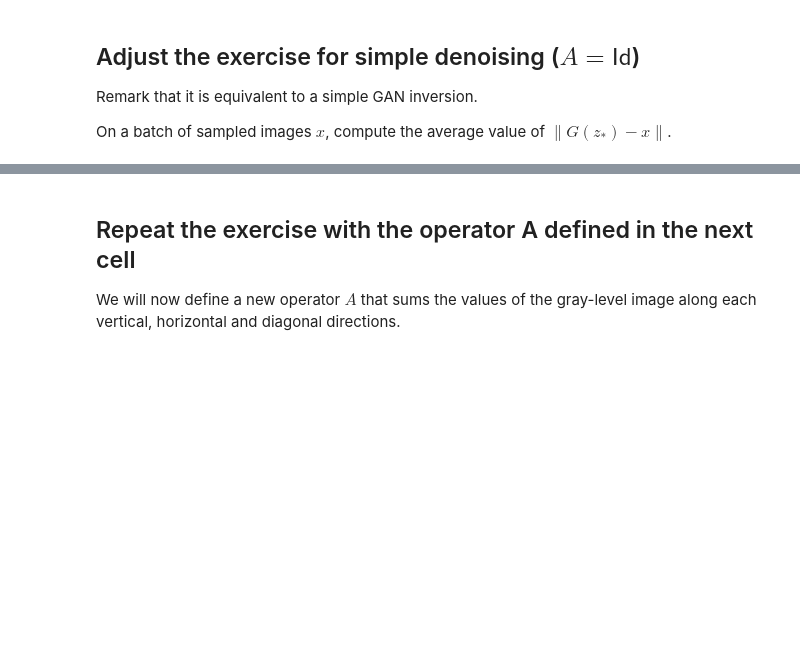
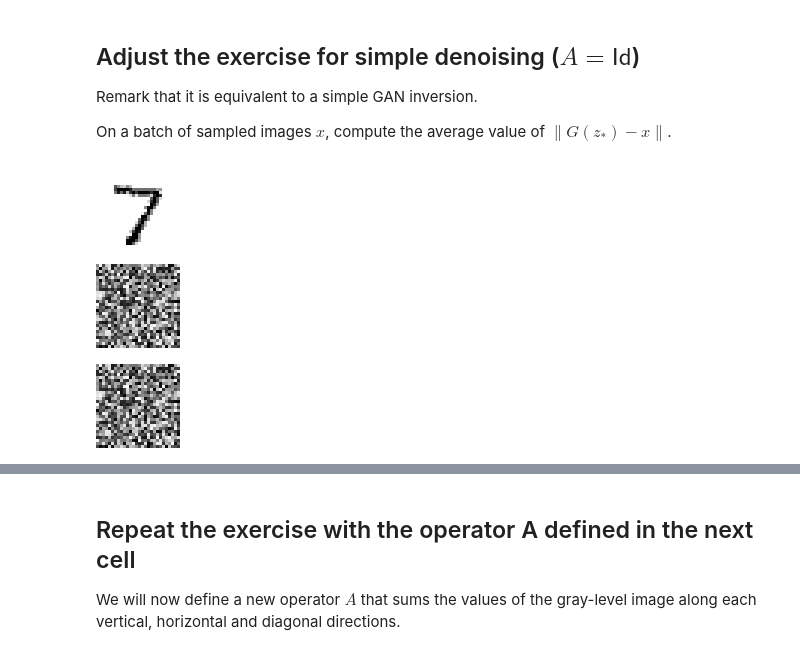
Before and after one commit to KHOUTAIBI/TSIA-TP, a Jupyter notebook: tp2526/tp5_exo2_inverse_problem_with_generative_prior.ipynb, the cells around one changed output, grey strips where cells are left out. Saved outputs shown, nothing was run; the diff lists cells and outputs as text; code cells hidden in the pictures; blank space fills up the shorter version.

```diff
--- a/tp2526/tp5_exo2_inverse_problem_with_generative_prior.ipynb
+++ b/tp2526/tp5_exo2_inverse_problem_with_generative_prior.ipynb
@@ -346,0 +380,30 @@ On a batch of sampled images $x$, compute the average value of $\|G(z_*) - x\|$.
+# %%
+# input
+# transformtest = transforms.ToTensor()
+transform = transforms.Compose([transforms.ToTensor(),transforms.Normalize((0.5,), (0.5,))])
+datatest = datasets.MNIST('.', train=False, download=True, transform=transform)
+input_idx = 0 # a seven
+#input_idx = 99 # a nine
+#input_idx = 3 # a zero
+#input_idx = 5 # a one
+#input_idx = 21 # a six
+#input_idx = 1 # a two
+#input_idx = 4 # a four
+#input_idx = 1984 # an unusual 2, hard
+
+
+x0=  datatest[input_idx][0].to(device)
+_, M, N = x0.shape
+d = M*N
+imshow(x0);
+
+# compute a sample of the direct model y = Ax0 + w
+y = x0
+w = torch.randn_like(y)
+y = y + w
+
+imshow(y)
+# %% [output]
+[figure, added]
+[figure, added]
+[figure, added]
```
Also changed, not shown: parts of 10 cells of this notebook.
